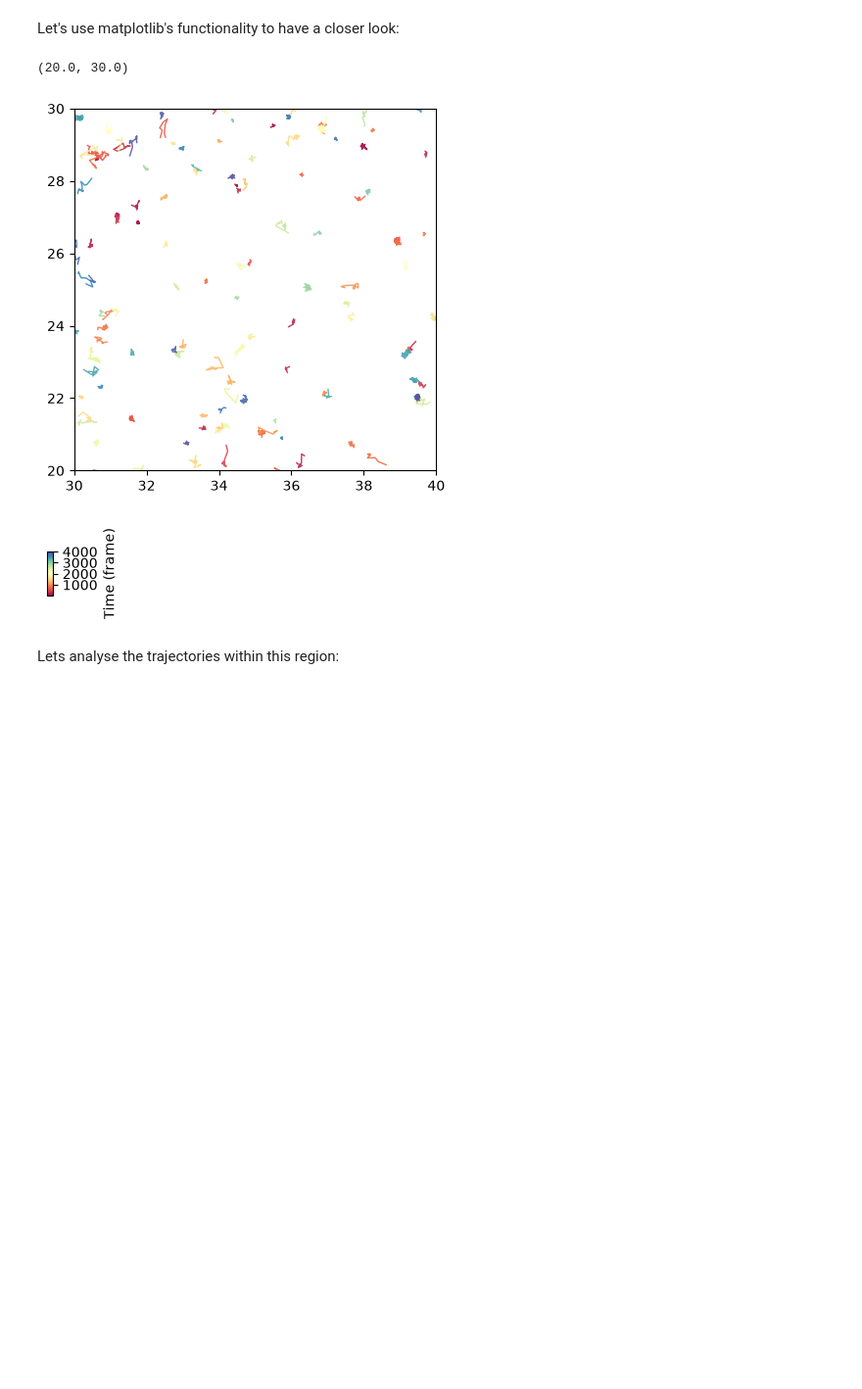
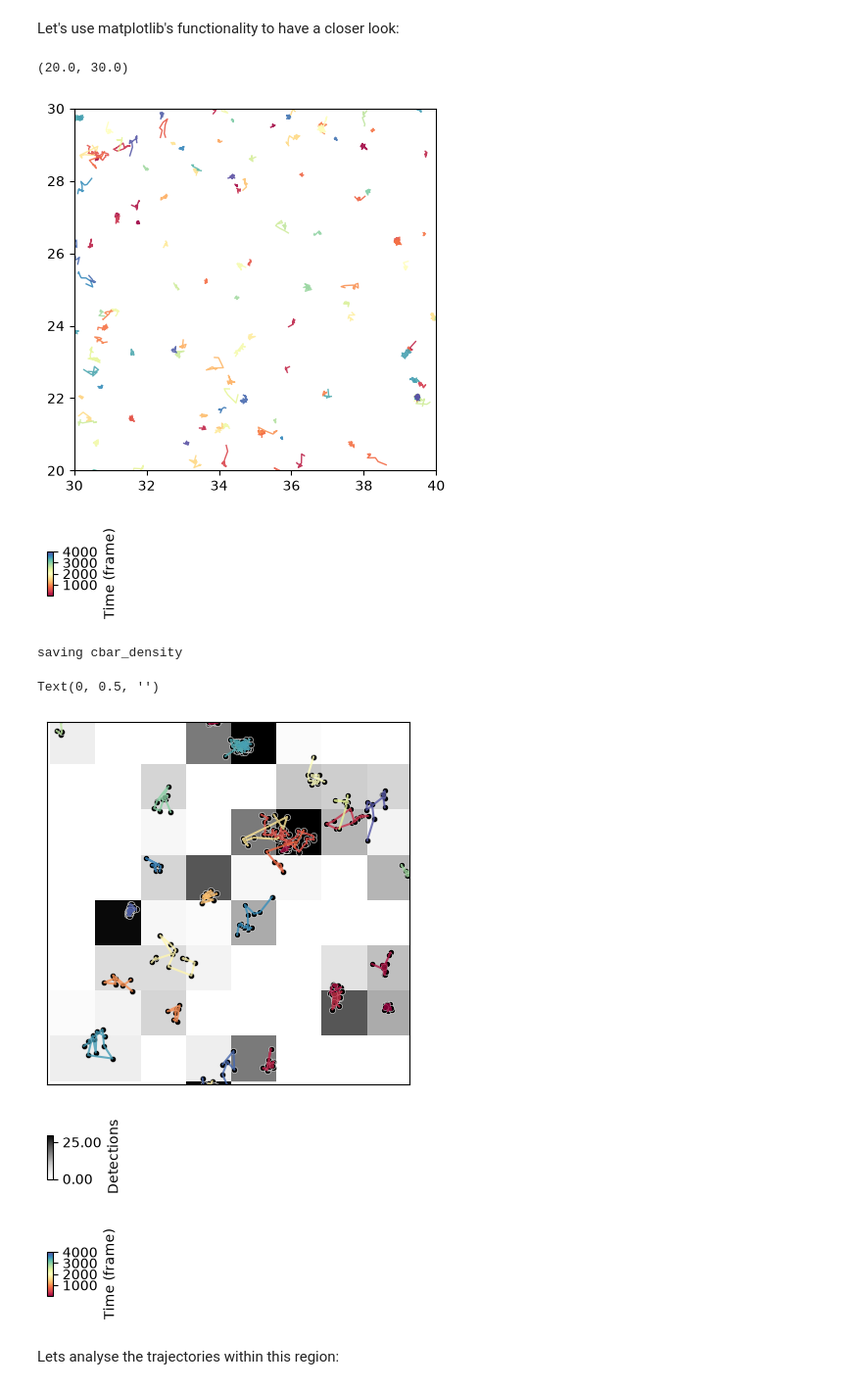
Before and after one commit to kye-k/tdhelper, a Jupyter notebook: examples/example_notebook.ipynb, the cells around one changed output. Shown at 98% size. Cells and saved outputs as stored; diff of their text form; code cells hidden in the pictures; blank space fills up the shorter version.

```diff
--- a/examples/example_notebook.ipynb
+++ b/examples/example_notebook.ipynb
@@ -57,6 +59,27 @@ ax.set_ylim(20, 30)
 (20.0, 30.0)
 [figure]
 [figure]
+# %%
+# maybe you like the look of plotting detections with the trajectory, you can over lay multiple plots quite easily:
+
+fig, ax = plt.subplots()
+spt_data.plot_2dhist(ax=ax, binsize=0.5, vmin=0, vmax=30, cmap='Greys') # 2D histogram of detections
+spt_data.plot_scatter(ax=ax, s=20, color='black', alpha=1) # scatter plot of detections
+spt_data.plot_trajectories(ax=ax, color_by='time', cmap='Spectral', alpha=0.8) # trajectories
+ax.set_xlim(28, 32)
+ax.set_ylim(26, 30)
+
+# since matplotlib background, again you can make easy changes
+ax.set_xticks([])
+ax.set_yticks([])
+ax.set_xlabel(None)
+ax.set_ylabel(None)
+# %% [output]
+saving cbar_density
+Text(0, 0.5, '')
+[figure, added]
+[figure, added]
+[figure, added]
 # %% [markdown]
 Lets analyse the trajectories within this region:
 # %%
```
Also changed, not shown: parts of 10 cells of this notebook, 6 other files.
